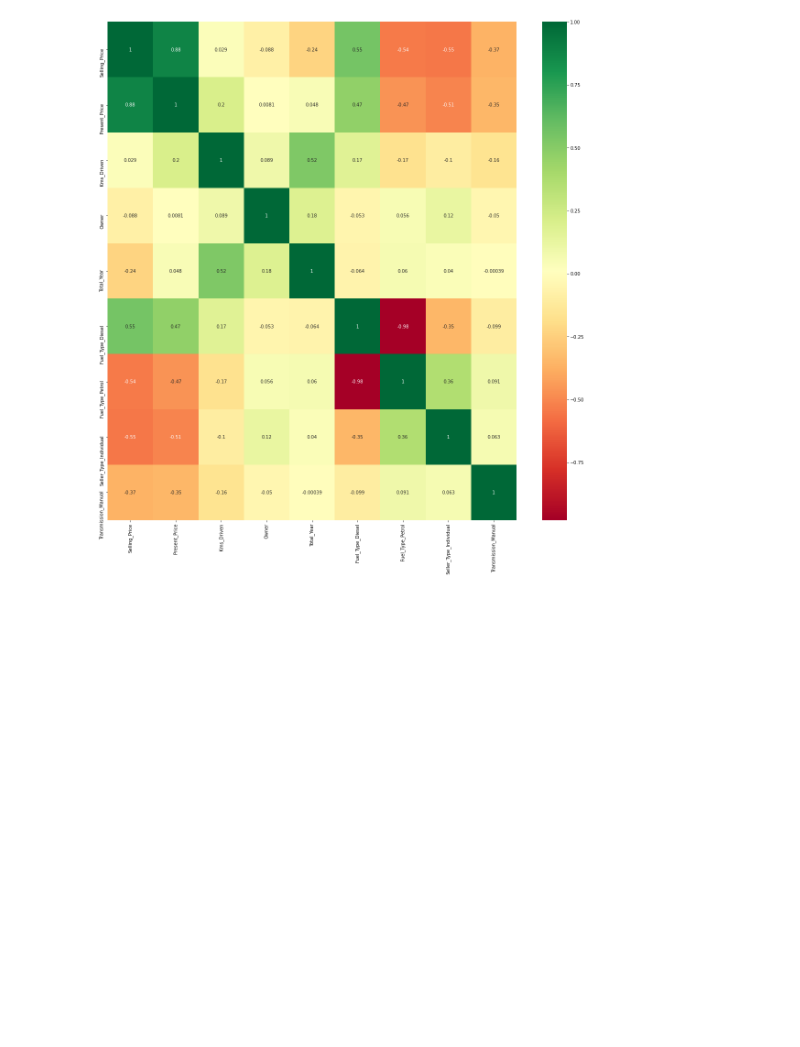
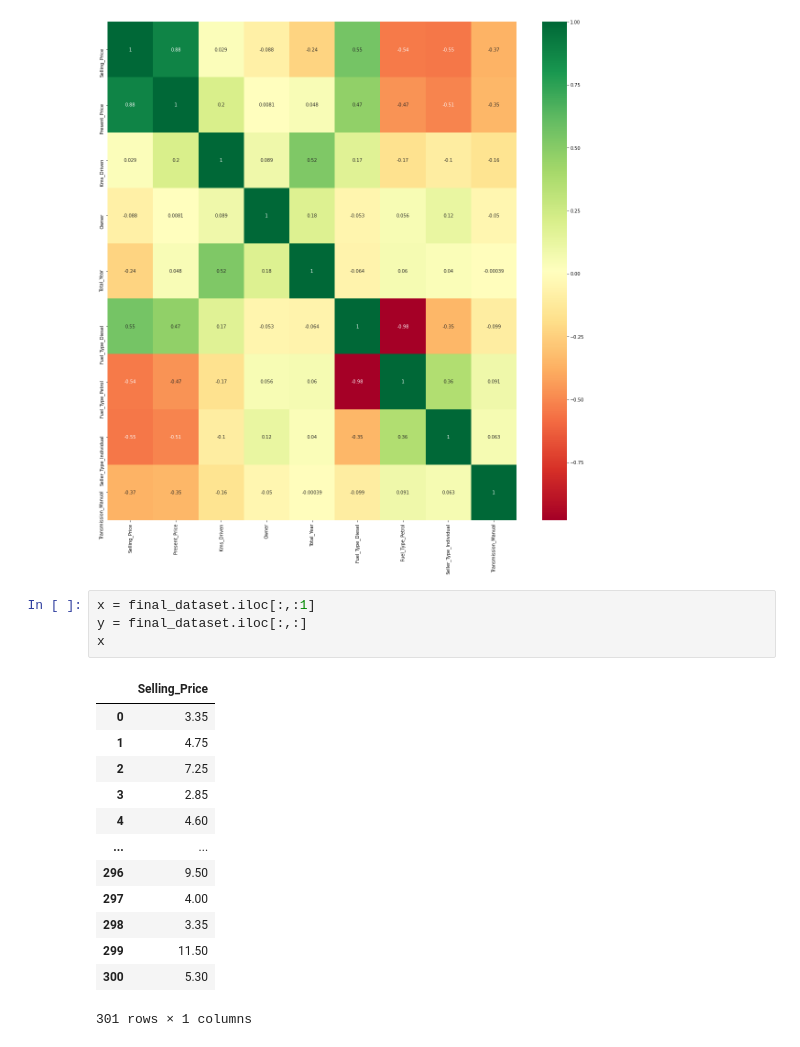
Before and after one commit to bidhyapokharel/Machine-Learning-Project, a Jupyter notebook: Untitled.ipynb, the cells around one changed output. Cells and saved outputs as stored; diff of their text form; blank space fills up the shorter version.

```diff
--- a/Untitled.ipynb
+++ b/Untitled.ipynb
@@ -202,3 +202,21 @@ plt.figure(figsize=(20,20))
 g=sns.heatmap(final_dataset[top_corr_features].corr(),annot=True,cmap="RdYlGn")
 # %% [output]
 [figure]
+# %%
+x = final_dataset.iloc[:,:1]
+y = final_dataset.iloc[:,:]
+x
+# %% [output]
+|  | Selling_Price |
+| 0 | 3.35 |
+| 1 | 4.75 |
+| 2 | 7.25 |
+| 3 | 2.85 |
+| 4 | 4.60 |
+| ... | ... |
+| 296 | 9.50 |
+| 297 | 4.00 |
+| 298 | 3.35 |
+| 299 | 11.50 |
+| 300 | 5.30 |
+301 rows × 1 columns
```
